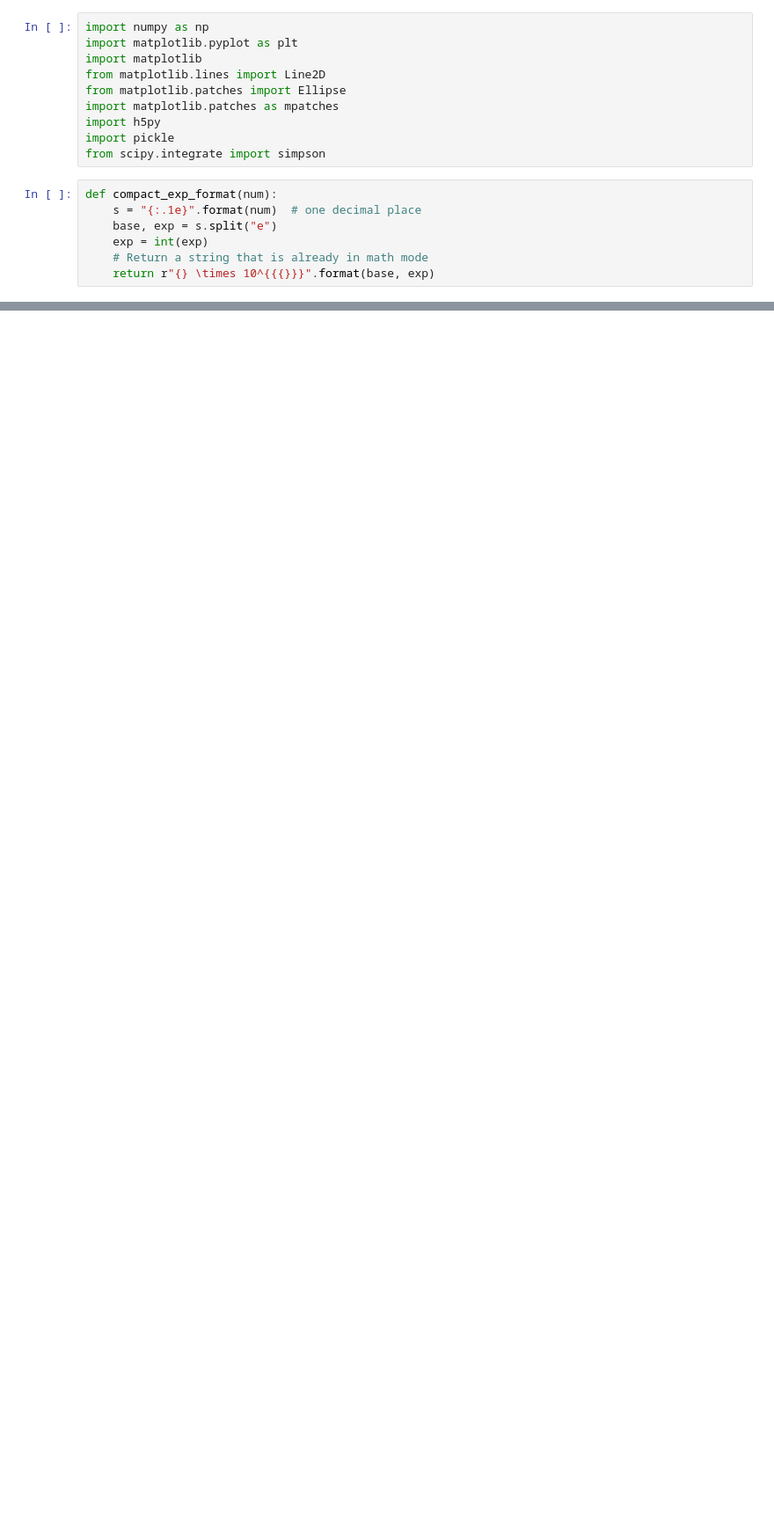
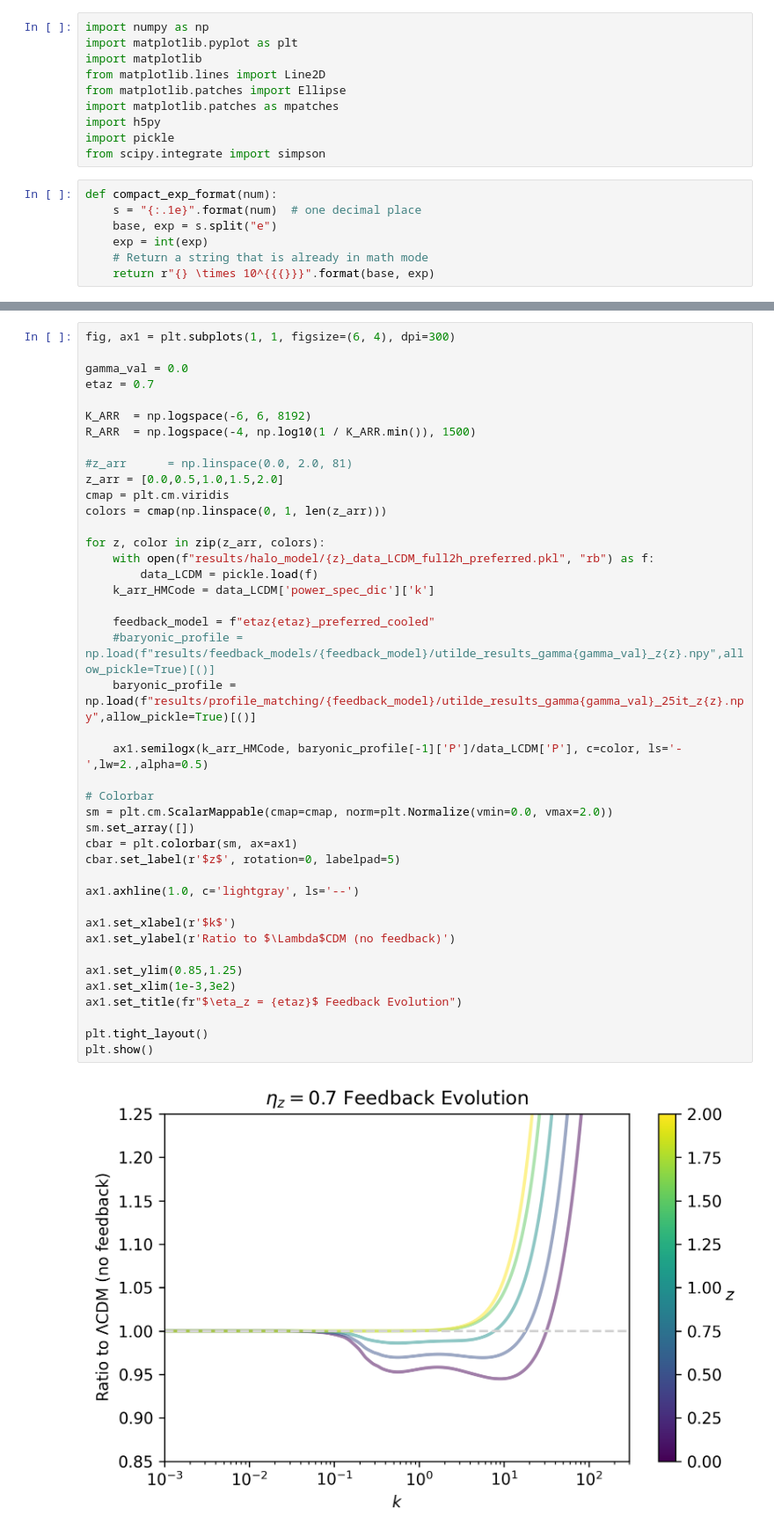
Before and after one commit to joshuaange/FeedbackMimic, a Jupyter notebook: output_plots.ipynb, the cells around one changed output, grey strips where cells are left out. Shown at 88% size. Saved outputs shown, nothing was run; the diff lists cells and outputs as text; blank space fills up the shorter version.

```diff
--- a/output_plots.ipynb
+++ b/output_plots.ipynb
@@ -86,0 +87,44 @@ plt.show()
+# %%
+fig, ax1 = plt.subplots(1, 1, figsize=(6, 4), dpi=300)
+
+gamma_val = 0.0
+etaz = 0.7
+
+K_ARR  = np.logspace(-6, 6, 8192)
+R_ARR  = np.logspace(-4, np.log10(1 / K_ARR.min()), 1500)
+
+#z_arr      = np.linspace(0.0, 2.0, 81)
+z_arr = [0.0,0.5,1.0,1.5,2.0]
+cmap = plt.cm.viridis
+colors = cmap(np.linspace(0, 1, len(z_arr)))
+
+for z, color in zip(z_arr, colors):
+    with open(f"results/halo_model/{z}_data_LCDM_full2h_preferred.pkl", "rb") as f:
+        data_LCDM = pickle.load(f)
+    k_arr_HMCode = data_LCDM['power_spec_dic']['k']
+
+    feedback_model = f"etaz{etaz}_preferred_cooled"
+    #baryonic_profile = np.load(f"results/feedback_models/{feedback_model}/utilde_results_gamma{gamma_val}_z{z}.npy",allow_pickle=True)[()]
+    baryonic_profile = np.load(f"results/profile_matching/{feedback_model}/utilde_results_gamma{gamma_val}_25it_z{z}.npy",allow_pickle=True)[()]
+
+    ax1.semilogx(k_arr_HMCode, baryonic_profile[-1]['P']/data_LCDM['P'], c=color, ls='-',lw=2.,alpha=0.5)
+
+# Colorbar
+sm = plt.cm.ScalarMappable(cmap=cmap, norm=plt.Normalize(vmin=0.0, vmax=2.0))
+sm.set_array([])
+cbar = plt.colorbar(sm, ax=ax1)
+cbar.set_label(r'$z$', rotation=0, labelpad=5)
+
+ax1.axhline(1.0, c='lightgray', ls='--')
+
+ax1.set_xlabel(r'$k$')
+ax1.set_ylabel(r'Ratio to $\Lambda$CDM (no feedback)')
+
+ax1.set_ylim(0.85,1.25)
+ax1.set_xlim(1e-3,3e2)
+ax1.set_title(fr"$\eta_z = {etaz}$ Feedback Evolution")
+
+plt.tight_layout()
+plt.show()
+# %% [output]
+[figure, added]
```
Also changed, not shown: parts of 5 cells of this notebook, 2 other files.
